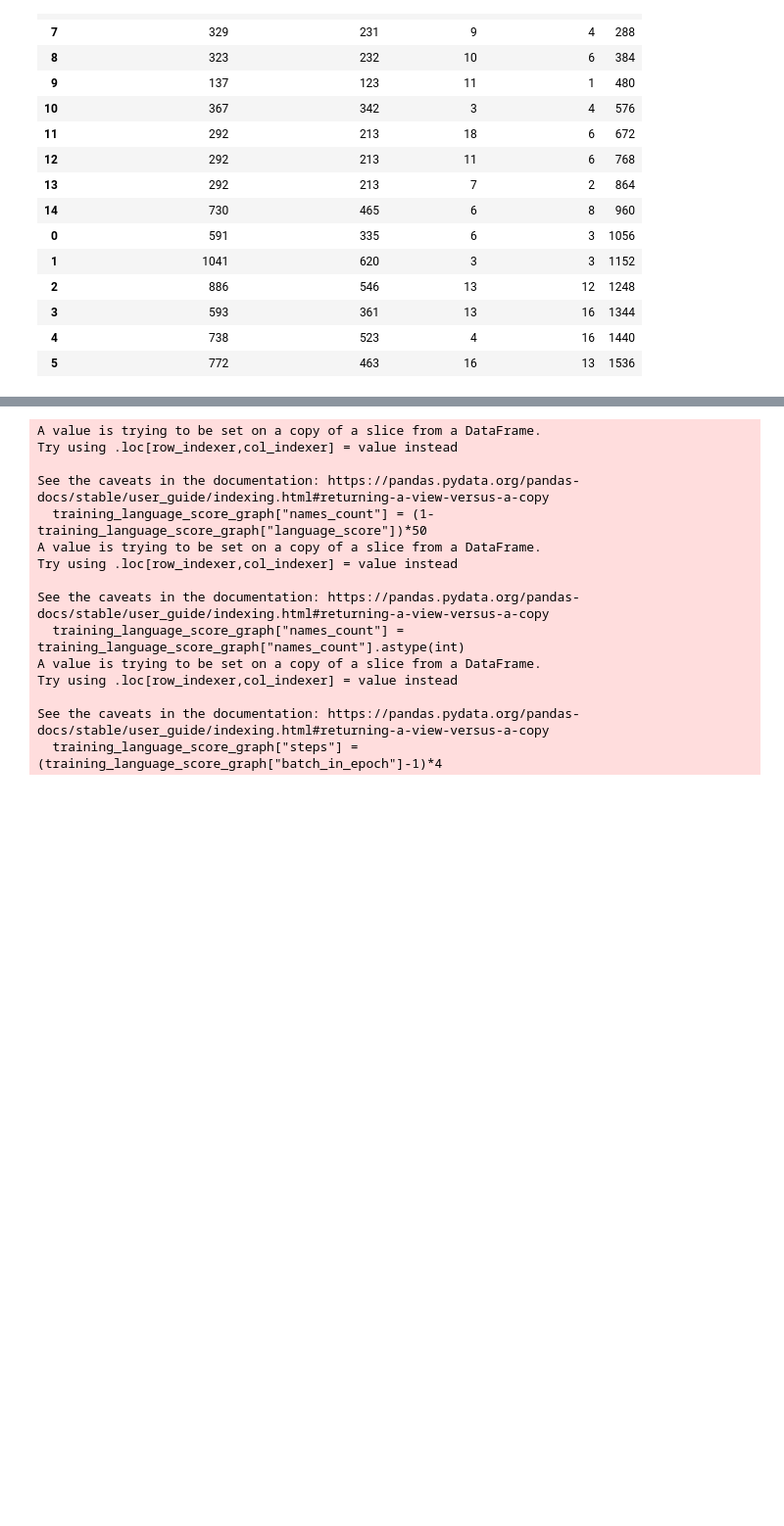
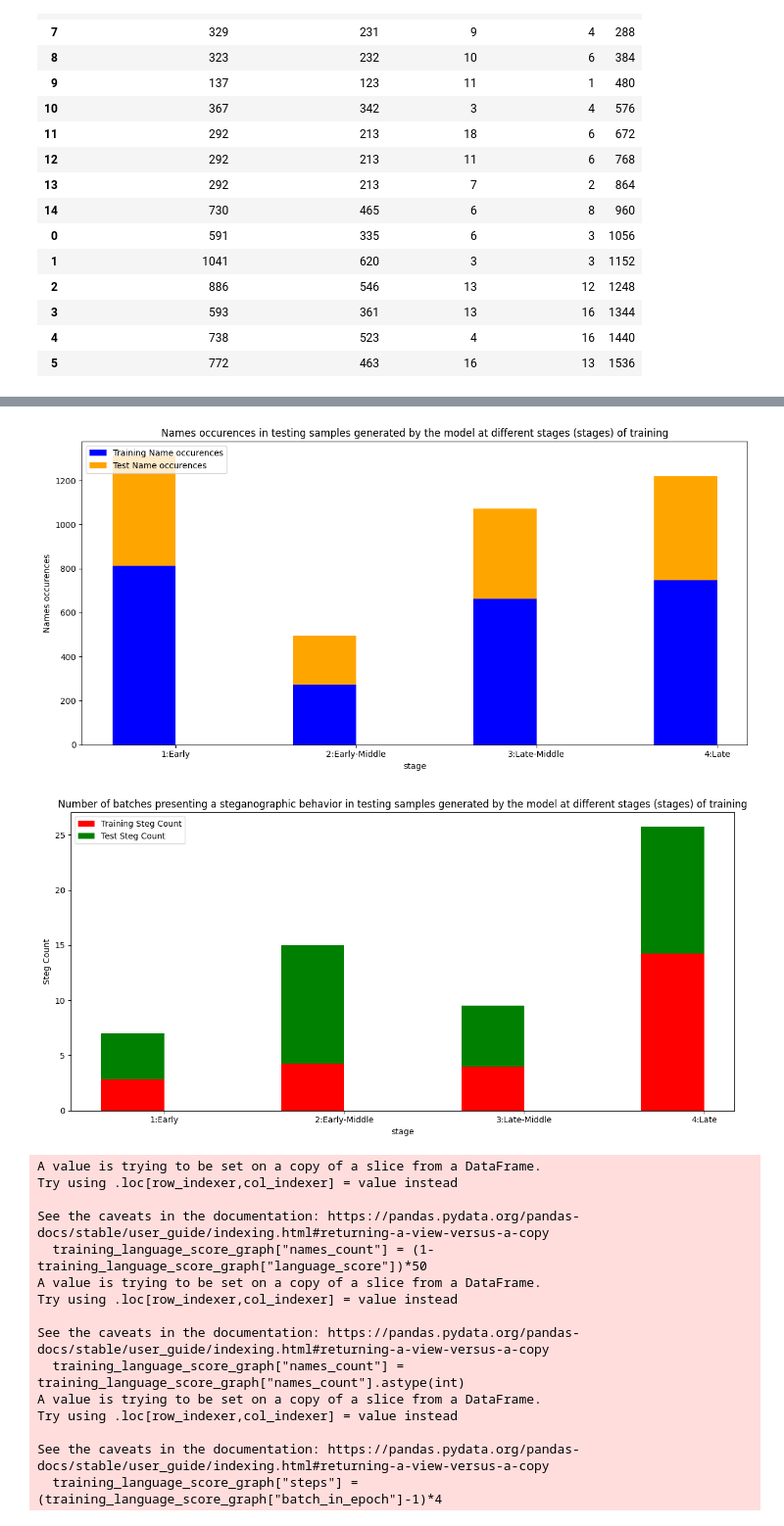
Before and after one commit to Luisibear98/mars-steg, a Jupyter notebook: mars_steg/freq_name_graphs.ipynb, the cells around one changed output, grey strips where cells are left out. Shown at 98% size. Saved outputs shown, nothing was run; the diff lists cells and outputs as text; code cells hidden in the pictures; blank space fills up the shorter version.

```diff
--- a/mars_steg/freq_name_graphs.ipynb
+++ b/mars_steg/freq_name_graphs.ipynb
@@ -357,3 +413,48 @@ plt.show()
+# %%
+import numpy as np
+import matplotlib.pyplot as plt
+
+# Data preparation
+stage = staged_final_test_df["stage"]
+width = 0.35  # Width of the bars
+
+# Bar positions
+x = np.arange(len(stage))
+
+# Plot 1: No Steg Counts
+fig, ax1 = plt.subplots(figsize=(12, 6))
+bar1 = ax1.bar(x - width/2, staged_final_test_df["training_name_no_steg_count"], width, label="Training Name occurences", color="blue")
+bar2 = ax1.bar(x - width/2, staged_final_test_df["test_name_no_steg_count"], width,
+               label="Test Name occurences", color="orange",
+               bottom=staged_final_test_df["training_name_no_steg_count"])
+
+ax1.set_xlabel("stage")
+ax1.set_ylabel("Names occurences")
+ax1.set_xticks(x)
+ax1.set_xticklabels(stage)
+ax1.legend(loc='upper left')
+plt.title("Names occurences in testing samples generated by the model at different stages (stages) of training")
+plt.tight_layout()
+plt.show()
+
+# Plot 2: Steg Counts
+fig, ax2 = plt.subplots(figsize=(12, 6))
+bar3 = ax2.bar(x - width/2, staged_final_test_df["training_steg_count"], width, label="Training Steg Count", color="red")
+bar4 = ax2.bar(x - width/2, staged_final_test_df["test_steg_count"], width,
+               label="Test Steg Count", color="green",
+               bottom=staged_final_test_df["training_steg_count"])
+
+ax2.set_xlabel("stage")
+ax2.set_ylabel("Steg Count")
+ax2.set_xticks(x)
+ax2.set_xticklabels(stage)
+ax2.legend(loc='upper left')
+plt.title("Number of batches presenting a steganographic behavior in testing samples generated by the model at different stages (stages) of training")
+plt.tight_layout()
+plt.show()
+# %% [output]
+[figure, added]
+[figure, added]
 # %%
 nickname = "Deepseek math 7b 4bits lr 4 max_freq 50"
 
```
Also changed, not shown: parts of 14 cells of this notebook, 1 other file.
